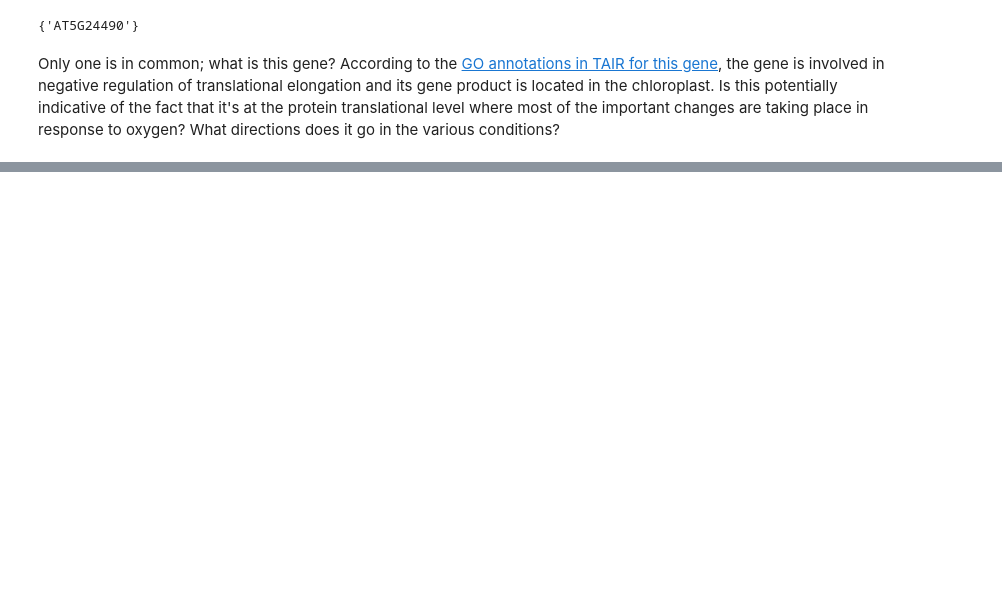
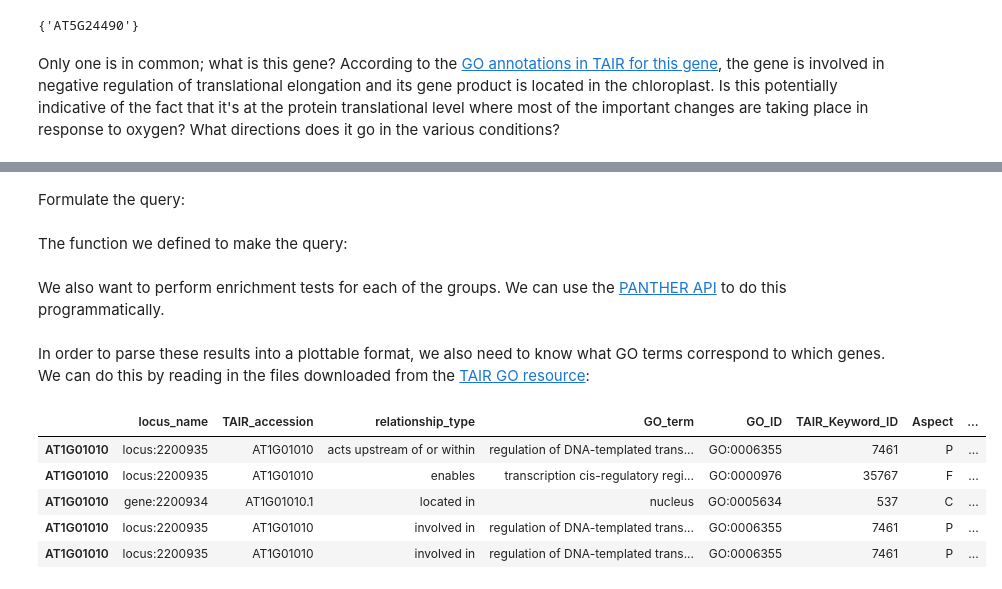
Before and after one commit to serenalotreck/photorespiration-omics, a Jupyter notebook: notebooks/transcriptomics_visualizations.ipynb, the cells around one changed output, grey strips where cells are left out. Saved outputs shown, nothing was run; the diff lists cells and outputs as text; code cells hidden in the pictures; blank space fills up the shorter version.

Commit message:
WIP GO enrichment visualizations

```diff
--- a/notebooks/transcriptomics_visualizations.ipynb
+++ b/notebooks/transcriptomics_visualizations.ipynb
@@ -170,0 +192,2 @@ Text(0.5, 1.0, 'Expression behavior of gene AT5G24490 across conditions where it
+# %% [markdown]
+Formulate the query:
@@ -170,0 +197,2 @@ Text(0.5, 1.0, 'Expression behavior of gene AT5G24490 across conditions where it
+# %% [markdown]
+The function we defined to make the query:
@@ -170,0 +201,2 @@ Text(0.5, 1.0, 'Expression behavior of gene AT5G24490 across conditions where it
+# %% [markdown]
+We also want to perform enrichment tests for each of the groups. We can use the [PANTHER API](https://pantherdb.org/services/openAPISpec.jsp) to do this programmatically.
@@ -170,0 +233,15 @@ Text(0.5, 1.0, 'Expression behavior of gene AT5G24490 across conditions where it
+# %% [markdown]
+In order to parse these results into a plottable format, we also need to know what GO terms correspond to which  genes. We can do this by reading in the files downloaded from the [TAIR GO resource](https://www.arabidopsis.org/download/list?dir=GO_and_PO_Annotations%2FGene_Ontology_Annotations):
+# %%
+# Manually copy the header names from the README file and apply them here
+gene2GO_colnames = ['locus_name', 'TAIR_accession', 'relationship_type', 'GO_term', 'GO_ID', 'TAIR_Keyword_ID', 'Aspect', 'GOslim_term',
+                    'Evidence_code', 'Evidence_description', 'Evidence_with', 'Reference', 'Annotator', 'Date_annotated']
+gene2GO = pd.read_csv('../data/tair_go/ATH_GO_GOSLIM.txt', header=4, sep='\t', names=gene2GO_colnames, index_col=0)
+gene2GO.head()
+# %% [output]
+|  | locus_name | TAIR_accession | relationship_type | GO_term | GO_ID | TAIR_Keyword_ID | Aspect | ... |
+| AT1G01010 | locus:2200935 | AT1G01010 | acts upstream of or within | regulation of DNA-templated trans... | GO:0006355 | 7461 | P | ... |
+| AT1G01010 | locus:2200935 | AT1G01010 | enables | transcription cis-regulatory regi... | GO:0000976 | 35767 | F | ... |
+| AT1G01010 | gene:2200934 | AT1G01010.1 | located in | nucleus | GO:0005634 | 537 | C | ... |
+| AT1G01010 | locus:2200935 | AT1G01010 | involved in | regulation of DNA-templated trans... | GO:0006355 | 7461 | P | ... |
+| AT1G01010 | locus:2200935 | AT1G01010 | involved in | regulation of DNA-templated trans... | GO:0006355 | 7461 | P | ... |
```
Also changed, not shown: parts of 13 cells of this notebook, 2 other files.
